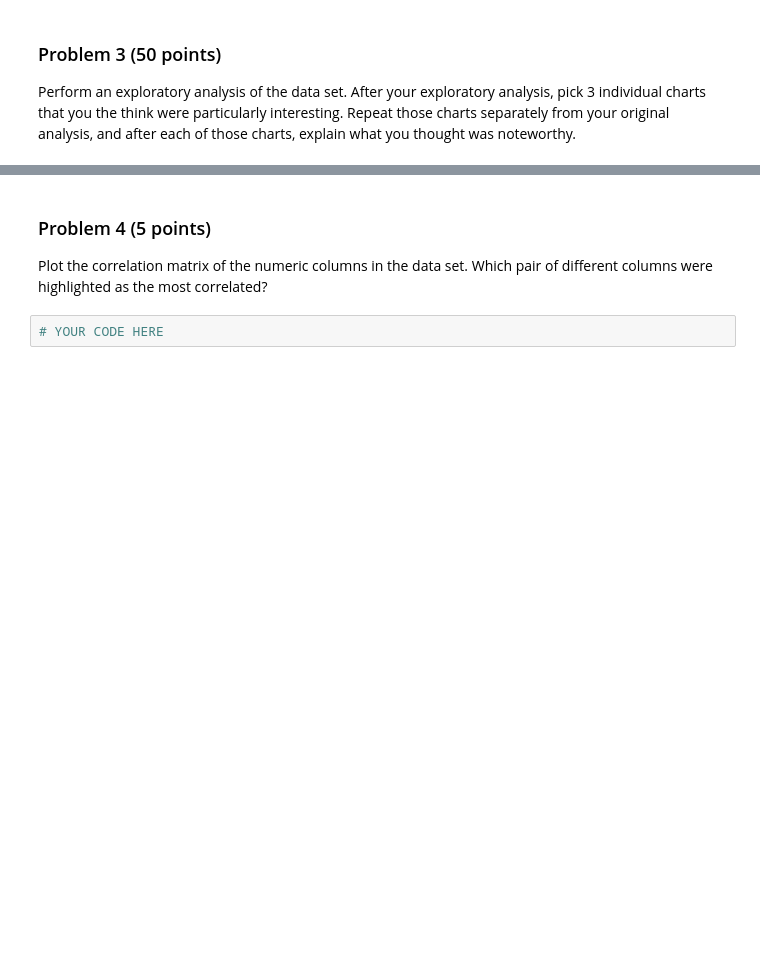
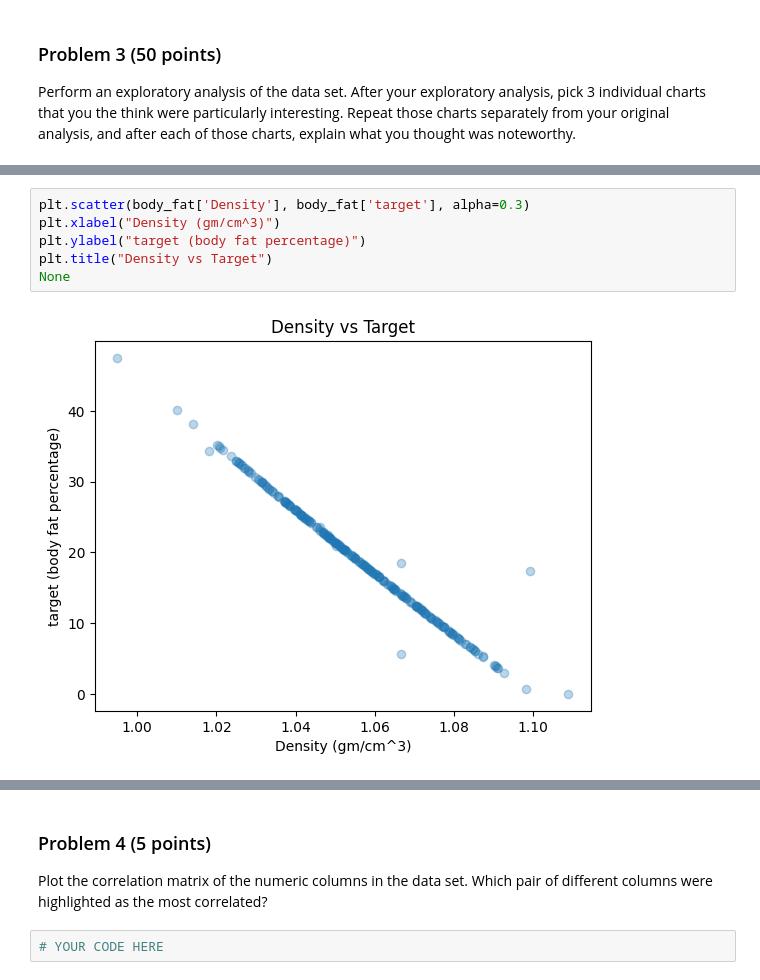
Before and after one commit to aidandig/dx602-final-project, a Jupyter notebook: project.ipynb, the cells around one changed output, grey strips where cells are left out. Drawn from its saved outputs; the diff is of its cells as text; blank space fills up the shorter version.

```diff
--- a/project.ipynb
+++ b/project.ipynb
@@ -144,0 +276,8 @@ YOUR ANSWERS HERE
+# %%
+plt.scatter(body_fat['Density'], body_fat['target'], alpha=0.3)
+plt.xlabel("Density (gm/cm^3)")
+plt.ylabel("target (body fat percentage)")
+plt.title("Density vs Target")
+None
+# %% [output]
+[figure, added]
```
Also changed, not shown: parts of 14 cells of this notebook.
